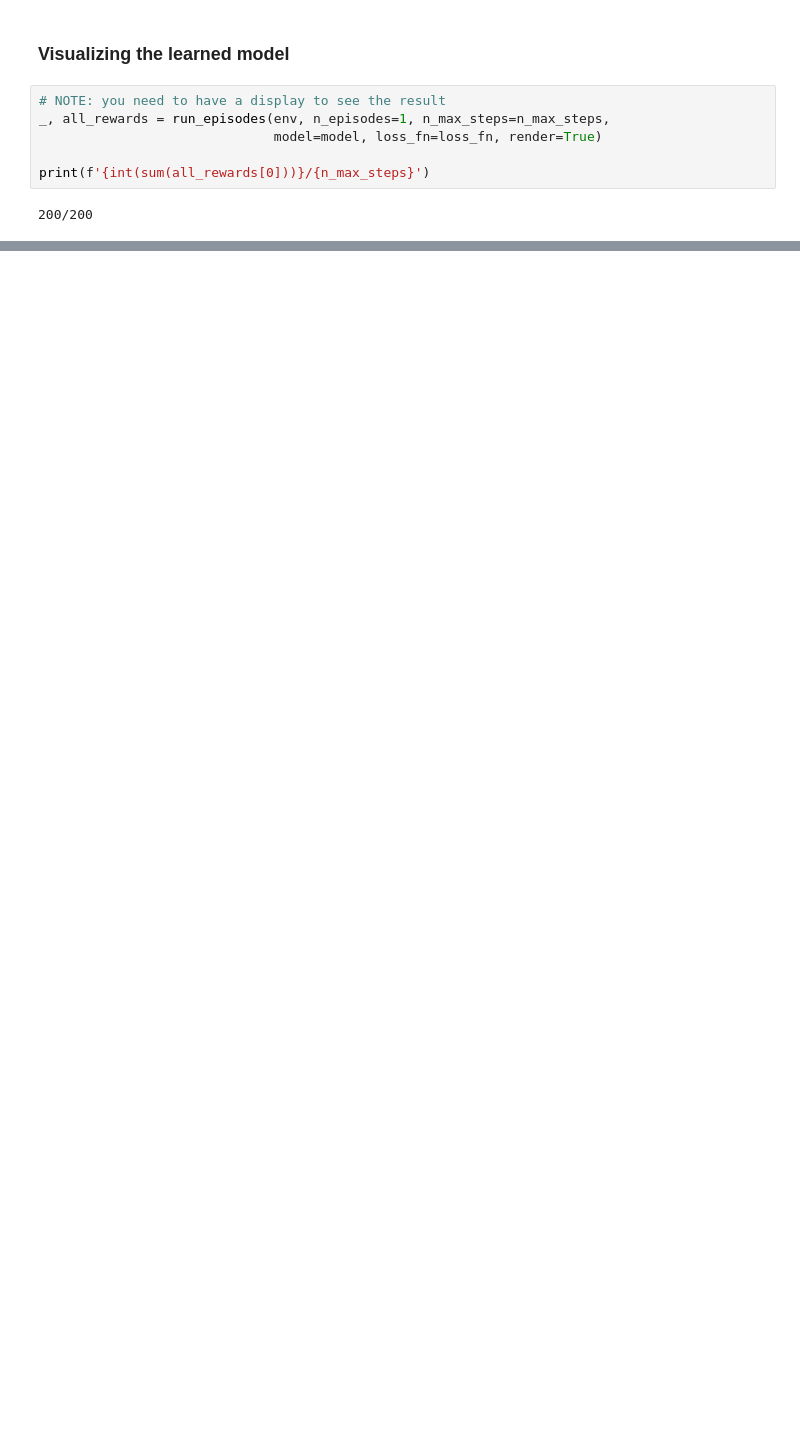
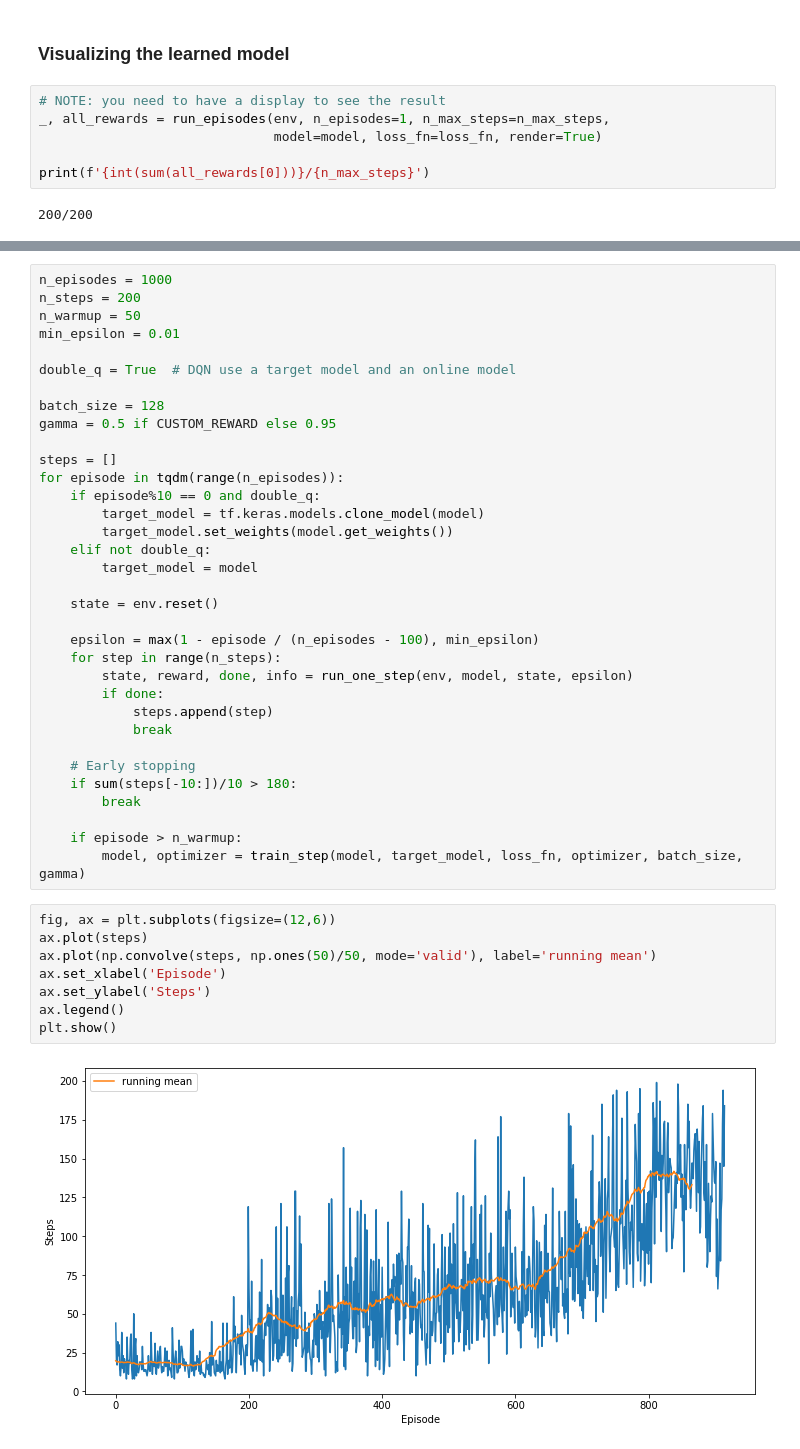
Before and after one commit to VHeusinkveld/data_science, a Jupyter notebook: 18_reinforcement_learning/CartPoleV1_RL_pgs_qlearning.ipynb, the cells around one changed output, grey strips where cells are left out. Saved outputs shown, nothing was run; the diff lists cells and outputs as text; blank space fills up the shorter version.

Commit message:
Added double dqn to cart pole example.

```diff
--- a/18_reinforcement_learning/CartPoleV1_RL_pgs_qlearning.ipynb
+++ b/18_reinforcement_learning/CartPoleV1_RL_pgs_qlearning.ipynb
@@ -229,0 +376,44 @@ print(f'{int(sum(all_rewards[0]))}/{n_max_steps}')
+# %%
+n_episodes = 1000
+n_steps = 200
+n_warmup = 50
+min_epsilon = 0.01
+
+double_q = True  # DQN use a target model and an online model
+
+batch_size = 128
+gamma = 0.5 if CUSTOM_REWARD else 0.95
+
+steps = []
+for episode in tqdm(range(n_episodes)):
+    if episode%10 == 0 and double_q:
+        target_model = tf.keras.models.clone_model(model)
+        target_model.set_weights(model.get_weights())
+    elif not double_q:
+        target_model = model
+
+    state = env.reset()
+
+    epsilon = max(1 - episode / (n_episodes - 100), min_epsilon)
+    for step in range(n_steps):
+        state, reward, done, info = run_one_step(env, model, state, epsilon)
+        if done:
+            steps.append(step)
+            break
+
+    # Early stopping
+    if sum(steps[-10:])/10 > 180:
+        break
+
+    if episode > n_warmup:
+        model, optimizer = train_step(model, target_model, loss_fn, optimizer, batch_size, gamma)
+# %%
+fig, ax = plt.subplots(figsize=(12,6))
+ax.plot(steps)
+ax.plot(np.convolve(steps, np.ones(50)/50, mode='valid'), label='running mean')
+ax.set_xlabel('Episode')
+ax.set_ylabel('Steps')
+ax.legend()
+plt.show()
+# %% [output]
+[figure, added]
```
Also changed, not shown: parts of 20 cells of this notebook.
